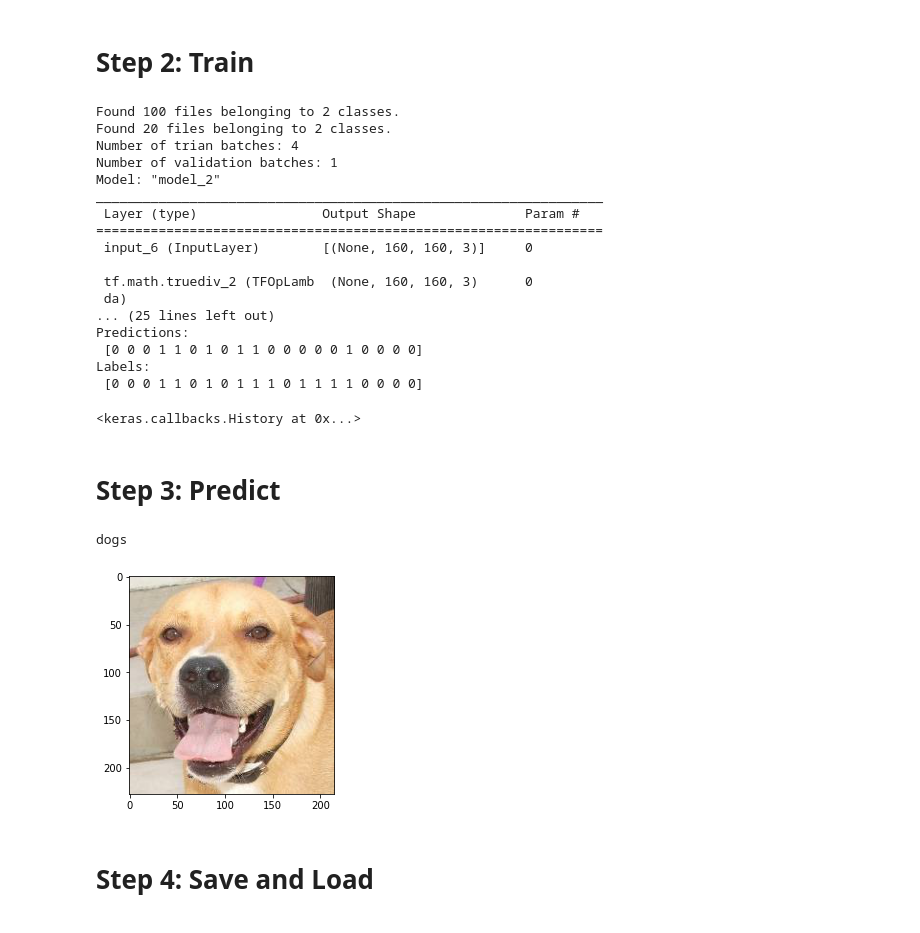
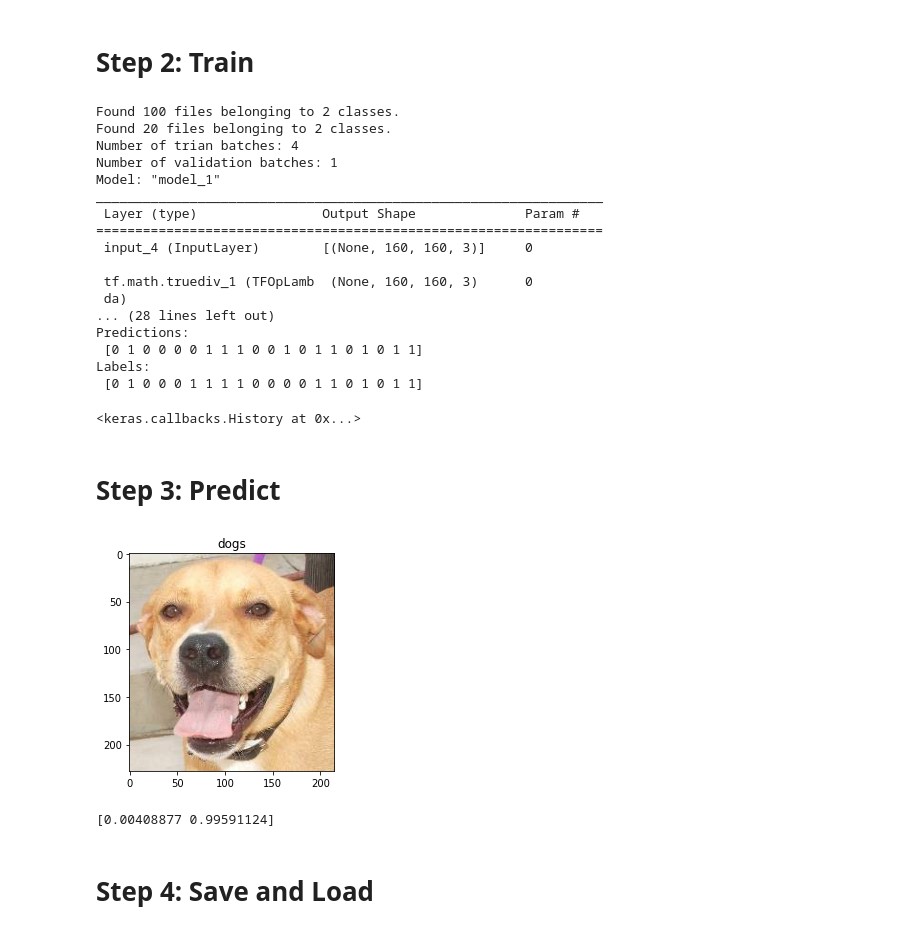
Before and after one commit to InfuseAI/auto-img-cls, a Jupyter notebook: auto_img_cls.ipynb, the cells around one changed output. Cells and saved outputs as stored; diff of their text form; code cells hidden in the pictures.

Commit message:
Add softmax at the tail of the model
Signed-off-by: popcorny <celu@infuseai.io>

```diff
--- a/auto_img_cls.ipynb
+++ b/auto_img_cls.ipynb
@@ -16,9 +16,7 @@ import zipfile
 @contextlib.contextmanager
 def _tempdir():
     dirpath = tempfile.mkdtemp()
-    print(f"create temp: {dirpath}")
     yield dirpath
-    print(f"delete temp: {dirpath}")
     shutil.rmtree(dirpath)
 
 
@@ -54,6 +52,10 @@ class ImageClassifier:
                 buffer_size=AUTOTUNE)
 
         # Step2: Model Architecture
+
+        # Skip the data_augmentation because
+        # https://stackoverflow.com/questions/69955838/saving-model-on-tensorflow-2-7-0-with-data-augmentation-layer
+        #
         # data_augmentation = tf.keras.Sequential([
         #     tf.keras.layers.RandomFlip('horizontal'),
         #     tf.keras.layers.RandomRotation(0.2),
@@ -69,7 +71,6 @@ class ImageClassifier:
             layer.trainable = False
 
         global_average_layer = tf.keras.layers.GlobalAveragePooling2D()
-        prediction_layer = tf.keras.layers.Dense(len(class_names))
         inputs = tf.keras.Input(shape=image_shape)
         x = inputs
         # x = data_augmentation(x)
@@ -77,12 +78,13 @@ class ImageClassifier:
         x = base_model(x, training=False)
         x = global_average_layer(x)
         x = tf.keras.layers.Dropout(0.2)(x)
-        outputs = prediction_layer(x)
+        x = tf.keras.layers.Dense(len(class_names))(x)
+        outputs = tf.nn.softmax(x)
         model = tf.keras.Model(inputs, outputs)
         base_learning_rate = 0.0001
         model.compile(optimizer=tf.keras.optimizers.Adam(learning_rate=base_learning_rate),
                       loss=tf.keras.losses.SparseCategoricalCrossentropy(
-            from_logits=True),
+            from_logits=False),
             metrics=['accuracy'])
         model.summary()
 
@@ -102,7 +104,6 @@ class ImageClassifier:
 
             # Apply softmax and argmax to find the most possible class
             predictions = model.predict_on_batch(image_batch)
-            predictions = tf.nn.softmax(predictions)
             predictions = tf.math.argmax(predictions, axis=-1)
             print('Predictions:\n', predictions.numpy())
             print('Labels:\n', label_batch)
@@ -149,8 +150,21 @@ class ImageClassifier:
             image = image.resize(self.image_size)
             x = tf.keras.preprocessing.image.img_to_array(image)
             x = tf.expand_dims(x, 0)
-        result = tf.math.argmax(tf.nn.softmax(self.model(x)), axis=-1)
-        print(self.class_names[int(result)])
+        result = self.model(x)
+        result = tf.squeeze(result)
+        cls_idx = int(tf.math.argmax(result, axis=-1))
+        cls = self.class_names[cls_idx]
+        return (cls, result.numpy())
+
+    def predict_img(self, image):
+        image = image.resize(self.image_size)
+        x = tf.keras.preprocessing.image.img_to_array(image)
+        x = tf.expand_dims(x, 0)
+        result = self.model(x)
+        result = tf.squeeze(result)
+        cls_idx = int(tf.math.argmax(result, axis=-1))
+        cls = self.class_names[cls_idx]
+        return (cls, result.numpy())
 # %% [markdown]
 # Step 1: Prepare the dataset
 
@@ -232,42 +246,45 @@ Found 100 files belonging to 2 classes.
 Found 20 files belonging to 2 classes.
 Number of trian batches: 4
 Number of validation batches: 1
-Model: "model_2"
+Model: "model_1"
 _________________________________________________________________
  Layer (type)                Output Shape              Param #
 =================================================================
- input_6 (InputLayer)        [(None, 160, 160, 3)]     0
+ input_4 (InputLayer)        [(None, 160, 160, 3)]     0
 
- tf.math.truediv_2 (TFOpLamb  (None, 160, 160, 3)      0
+ tf.math.truediv_1 (TFOpLamb  (None, 160, 160, 3)      0
  da)
-... (25 lines left out)
+... (28 lines left out)
 Predictions:
- [0 0 0 1 1 0 1 0 1 1 0 0 0 0 0 1 0 0 0 0]
+ [0 1 0 0 0 0 1 1 1 0 0 1 0 1 1 0 1 0 1 1]
 Labels:
- [0 0 0 1 1 0 1 0 1 1 1 0 1 1 1 1 0 0 0 0]
+ [0 1 0 0 0 1 1 1 1 0 0 0 0 1 1 0 1 0 1 1]
 <keras.callbacks.History at 0x...>
 # %% [markdown]
 # Step 3: Predict
 # %%
 import matplotlib.pyplot as plt
 import matplotlib.image as img
 
 _IMG_PATH="/content/cats_and_dogs_50/validation/dogs/dog.2001.jpg"
 
 # from google.colab import files
 # uploaded = files.upload()
 # for fn in uploaded.keys():
 #   _IMG_PATH=fn
 
 image = img.imread(_IMG_PATH)
-predict = classifier.predict(_IMG_PATH)
+# predict = classifier.predict(_IMG_PATH)
+cls, prob = predict(classifier, _IMG_PATH)
 
-plt.title(predict)
+plt.title(cls)
 plt.imshow(image)
 plt.show()
+
+print(prob)
 # %% [output]
+[figure, new version]
-dogs
+[0.00408877 0.99591124]
-[figure, old version]
 # %% [markdown]
 # Step 4: Save and Load
 # %% [markdown]
```
Also changed, not shown: parts of 2 cells of this notebook, 1 other file.
